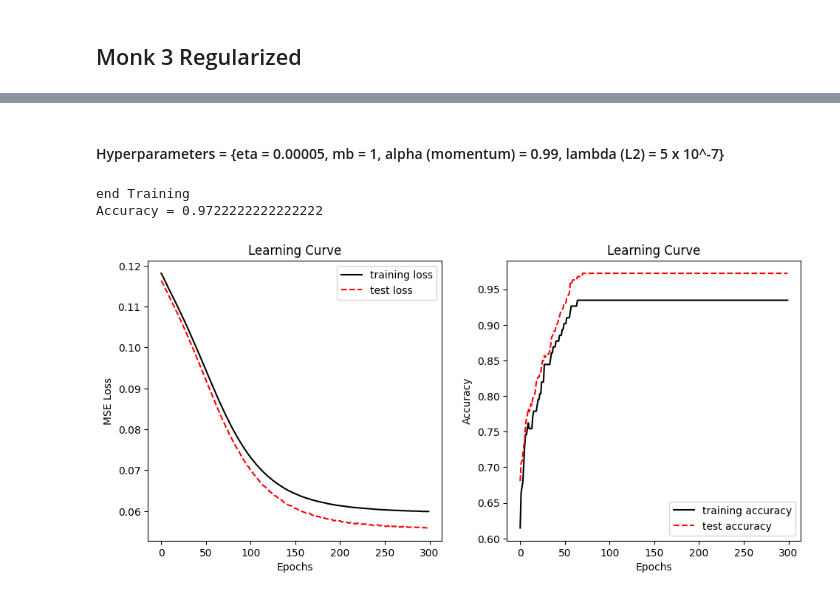
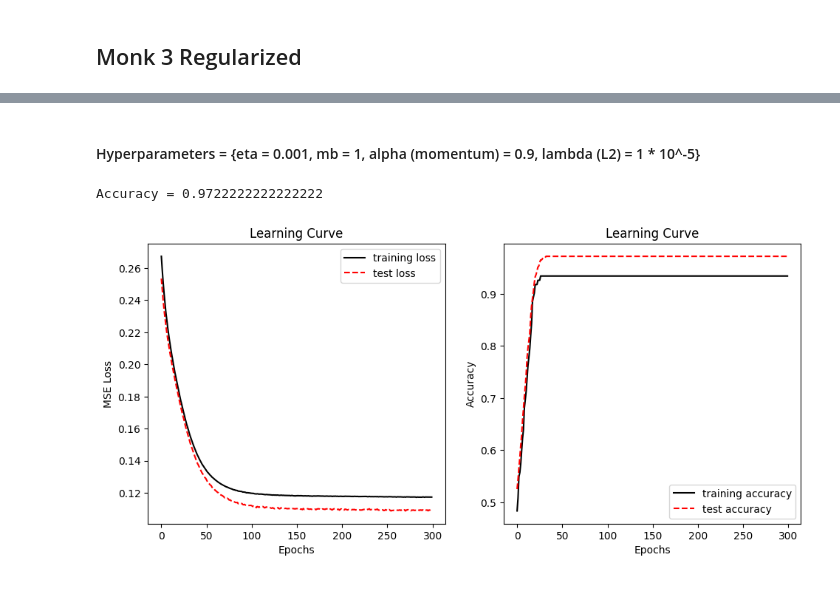
Before and after one commit to Nsivaa/ML, a Jupyter notebook: project/MONK_notebook.ipynb, the cells around one changed output, grey strips where cells are left out. Cells and saved outputs as stored; diff of their text form; code cells hidden in the pictures.

```diff
--- a/project/MONK_notebook.ipynb
+++ b/project/MONK_notebook.ipynb
@@ -465,17 +448,17 @@ Wall time: 13min 37s
 # %% [markdown]
-#### Hyperparameters = {eta = 0.00005, mb = 1, alpha (momentum) = 0.99, lambda (L2) = 5 x 10^-7}
+#### Hyperparameters = {eta = 0.001, mb = 1, alpha (momentum) = 0.9, lambda (L2) = 1 * 10^-5}
 # %%
 %%time
 params={
-    "eta" : 0.00005,
+    "eta" : 0.001,
     "mb" : 1,
-    "momentum" : 0.99,
+    "momentum" : 0.9,
     "epochs" : 300,
     "clip_value" : None,
     "hid_act_fun" : "tanh",
     "out_act_fun" : "sigmoid",
     "cost_fun" : "mse",
-    "ridge_lambda":0.0000005,
+    "ridge_lambda":0.00001,
     "lasso_lambda": None,
     "decay_max_steps": None,
     "decay_min_value": None
@@ -483,32 +466,31 @@ params={
 
 fig,axs = plt.subplots(1,2,figsize=(10,5))
 col_names = ["Class", "a1", "a2", "a3", "a4", "a5", "a6", "ID"]
 
 tr_data = pd.read_csv("../monk+s+problems/monks-3.train", sep =" ",  names = col_names)
 test_data = pd.read_csv("../monk+s+problems/monks-3.test", sep =" ",  names = col_names)
 
 
 #creazione rete
 tr = process_monk_data(tr_data)
 test = process_monk_data(test_data)
 net = NeuralNetwork()
 
 n_inputs = tr.shape[1] - 2
 net.add_input_layer(n_inputs)
 net.add_hidden_layer(n_inputs, 4)
 net.add_output_layer(4, 1)
 
 #training
 test_error,training_error,acc_test,acc_train=net.train(tr,params,test_data=test,type="monk",outFun2="accuracy")
 print(f"Accuracy = {acc_test[-1]}")
 
 plot_loss_Monk(training_error,"mse",axs[0],test_losses=test_error)
 plot_loss_Monk(acc_train,"acc",axs[1],test_losses=acc_test)
 
 
 fig.tight_layout(pad=2.0)
 plt.show()
 # %% [output]
-end Training
 Accuracy = 0.9722222222222222
-[figure, old version]
+[figure, new version]
```
Also changed, not shown: parts of 16 cells of this notebook.
